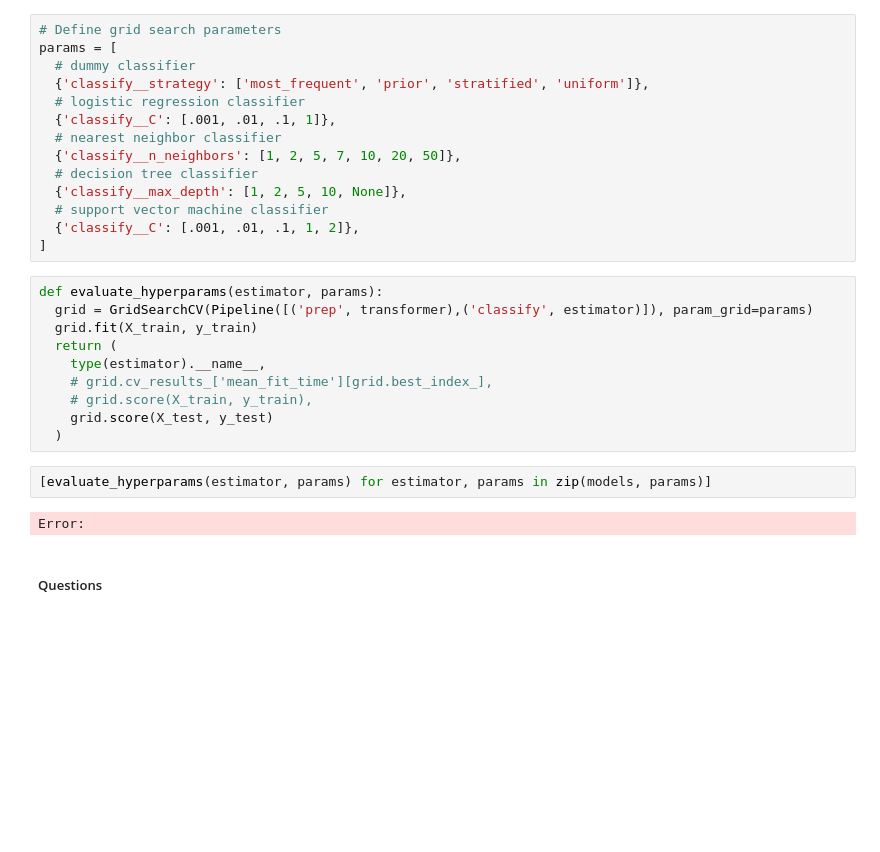
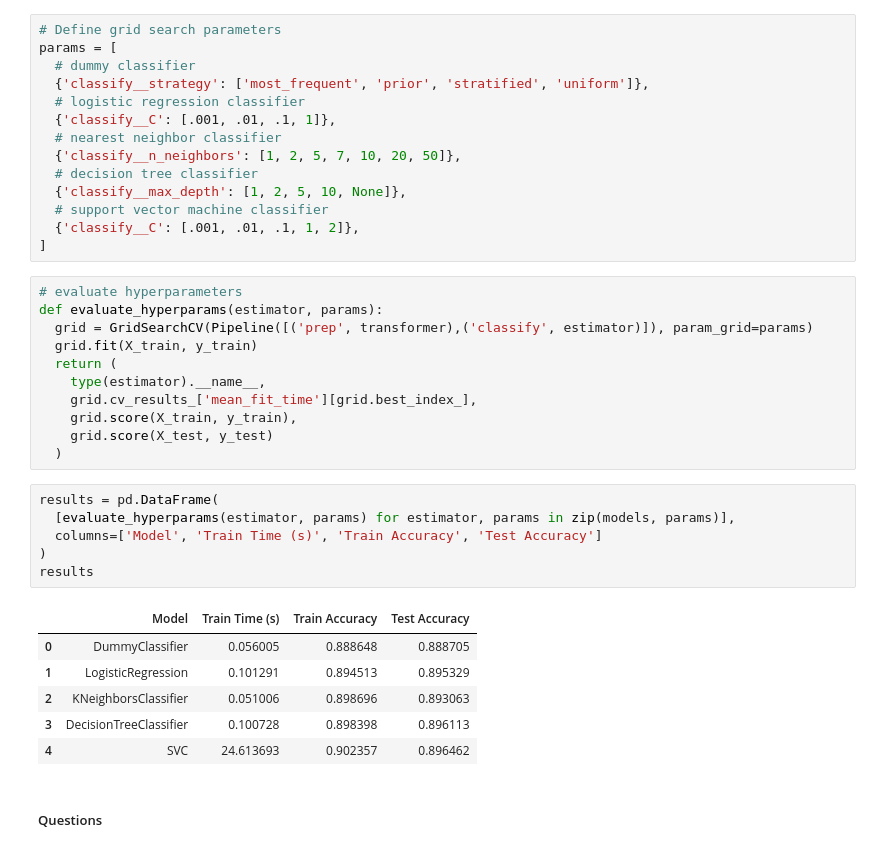
Before and after one commit to pasmith/ucb-mlai-mod-17, a Jupyter notebook: prompt_III.ipynb, the cells around one changed output. Saved outputs shown, nothing was run; the diff lists cells and outputs as text; blank space fills up the shorter version.

```diff
--- a/prompt_III.ipynb
+++ b/prompt_III.ipynb
@@ -464,18 +464,28 @@ params = [
   {'classify__C': [.001, .01, .1, 1, 2]},
 ]
 # %%
+# evaluate hyperparameters
 def evaluate_hyperparams(estimator, params):
   grid = GridSearchCV(Pipeline([('prep', transformer),('classify', estimator)]), param_grid=params)
   grid.fit(X_train, y_train)
   return (
     type(estimator).__name__,
-    # grid.cv_results_['mean_fit_time'][grid.best_index_],
-    # grid.score(X_train, y_train),
+    grid.cv_results_['mean_fit_time'][grid.best_index_],
+    grid.score(X_train, y_train),
     grid.score(X_test, y_test)
   )
 # %%
-[evaluate_hyperparams(estimator, params) for estimator, params in zip(models, params)]
+results = pd.DataFrame(
+  [evaluate_hyperparams(estimator, params) for estimator, params in zip(models, params)],
+  columns=['Model', 'Train Time (s)', 'Train Accuracy', 'Test Accuracy']
+)
+results
 # %% [output]
-Error:
+|  | Model | Train Time (s) | Train Accuracy | Test Accuracy |
+| 0 | DummyClassifier | 0.056005 | 0.888648 | 0.888705 |
+| 1 | LogisticRegression | 0.101291 | 0.894513 | 0.895329 |
+| 2 | KNeighborsClassifier | 0.051006 | 0.898696 | 0.893063 |
+| 3 | DecisionTreeClassifier | 0.100728 | 0.898398 | 0.896113 |
+| 4 | SVC | 24.613693 | 0.902357 | 0.896462 |
 # %% [markdown]
 ##### Questions
```
Also changed, not shown: parts of 1 cell of this notebook, 1 other file.
